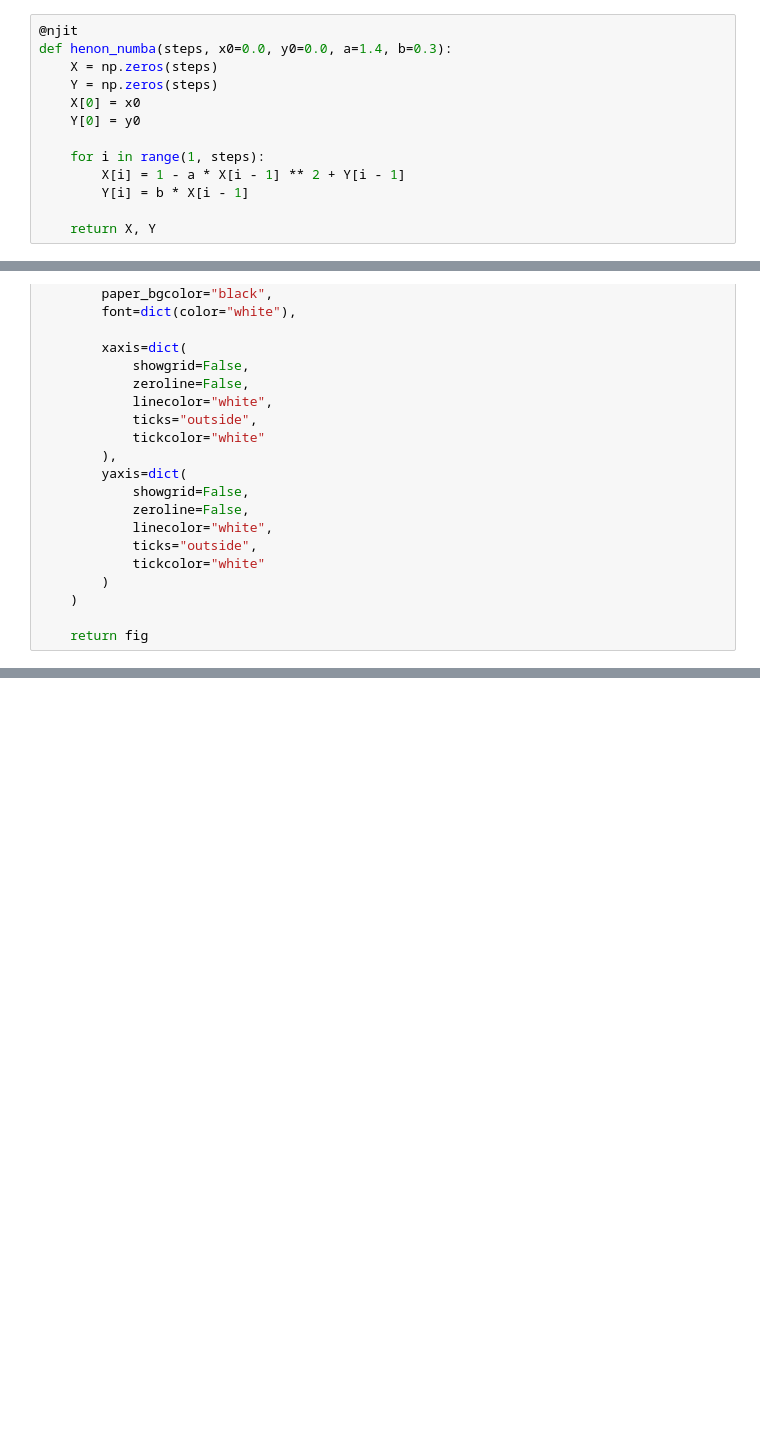
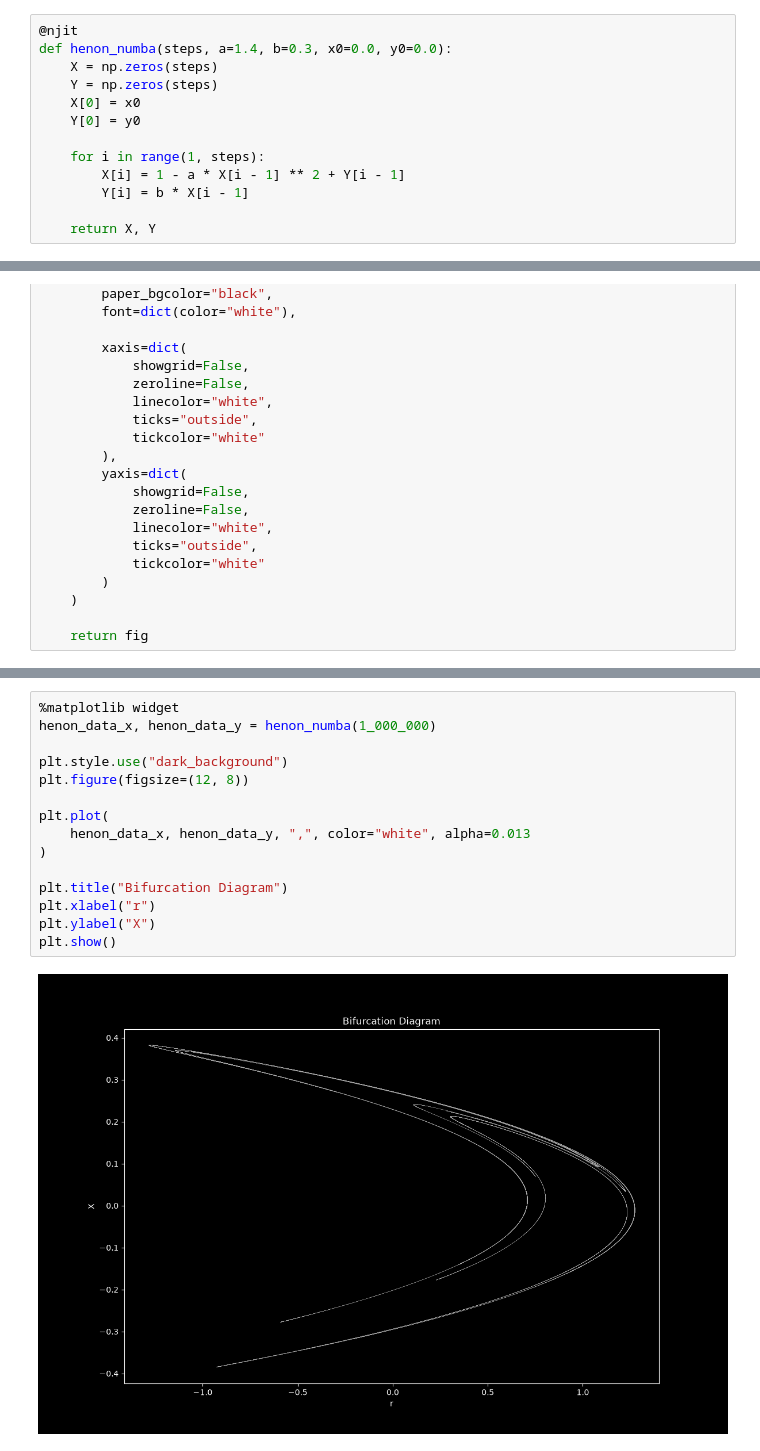
Before and after one commit to ChurroC/Reservoir-Research, a Jupyter notebook: src/week3/2_echo_state_network/echo_state_henon.ipynb, the cells around one changed output, grey strips where cells are left out. Saved outputs shown, nothing was run; the diff lists cells and outputs as text; blank space fills up the shorter version.

```diff
--- a/src/week3/2_echo_state_network/echo_state_henon.ipynb
+++ b/src/week3/2_echo_state_network/echo_state_henon.ipynb
@@ -24,7 +44,7 @@ a = 1.4
 b = .3
 # %%
 @njit
-def henon_numba(steps, x0=0.0, y0=0.0, a=1.4, b=0.3):
+def henon_numba(steps, a=1.4, b=0.3, x0=0.0, y0=0.0):
     X = np.zeros(steps)
     Y = np.zeros(steps)
     X[0] = x0
@@ -82,0 +153,17 @@ fig.show()
+# %%
+%matplotlib widget
+henon_data_x, henon_data_y = henon_numba(1_000_000)
+
+plt.style.use("dark_background")
+plt.figure(figsize=(12, 8))
+
+plt.plot(
+    henon_data_x, henon_data_y, ",", color="white", alpha=0.013
+)
+
+plt.title("Bifurcation Diagram")
+plt.xlabel("r")
+plt.ylabel("X")
+plt.show()
+# %% [output]
+[figure, added]
```
Also changed, not shown: parts of 60 cells of this notebook, 3 other files.
